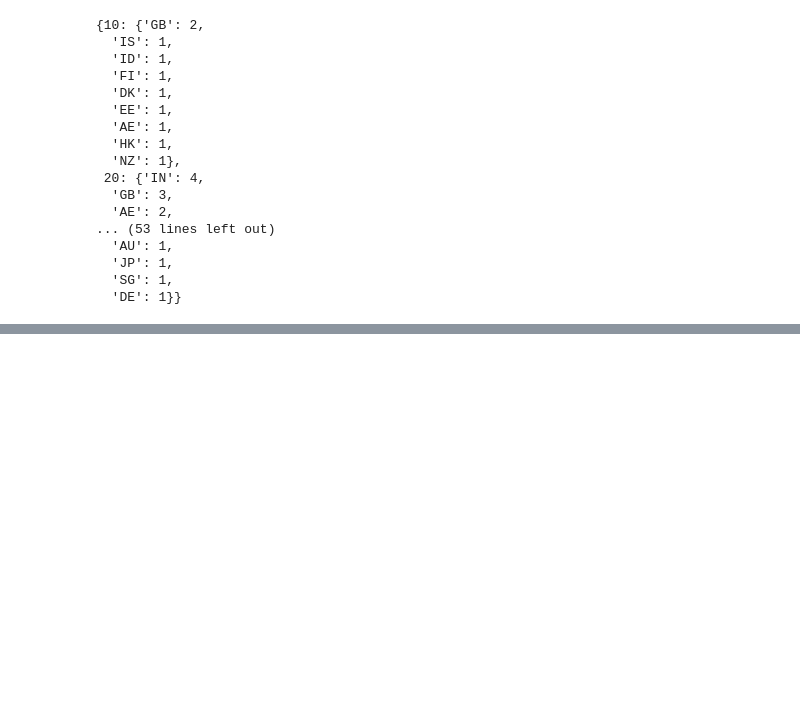
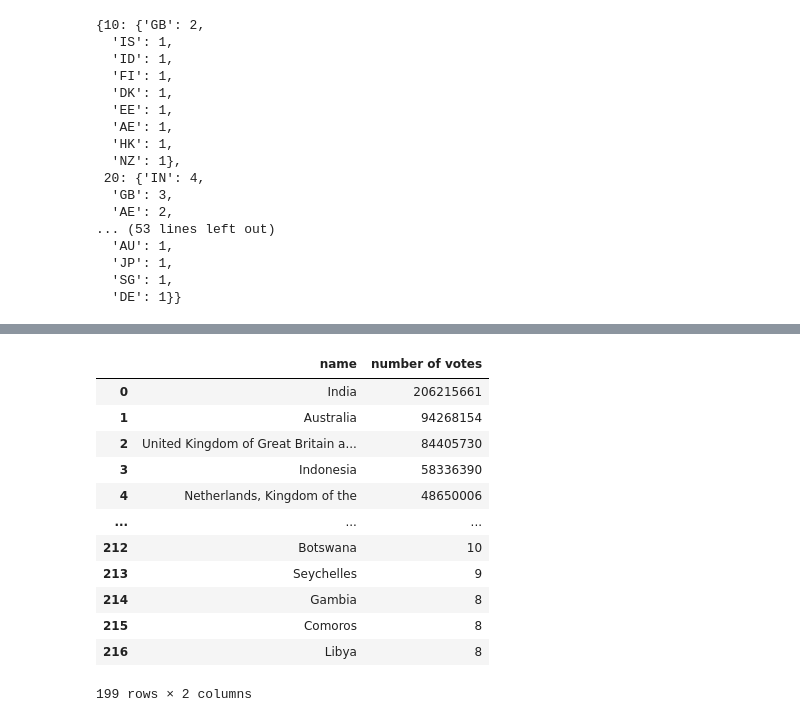
Before and after one commit to Konrad57/Imdb_Film_Ranking, a Jupyter notebook: analysis.ipynb, the cells around one changed output, grey strips where cells are left out. Saved outputs shown, nothing was run; the diff lists cells and outputs as text; code cells hidden in the pictures; blank space fills up the shorter version.

```diff
--- a/analysis.ipynb
+++ b/analysis.ipynb
@@ -120,0 +120,3 @@ Name: numVotes, Length: 217, dtype: int64
+# %%
+# Introducing dataset with codenames for countries (TODO)
+country_codes_df = pd.read_csv('data_gdp_population/country_codes_all.csv')
@@ -120,0 +137,16 @@ Name: numVotes, Length: 217, dtype: int64
+# %%
+votes_df
+# %% [output]
+|  | name | number of votes |
+| 0 | India | 206215661 |
+| 1 | Australia | 94268154 |
+| 2 | United Kingdom of Great Britain a... | 84405730 |
+| 3 | Indonesia | 58336390 |
+| 4 | Netherlands, Kingdom of the | 48650006 |
+| ... | ... | ... |
+| 212 | Botswana | 10 |
+| 213 | Seychelles | 9 |
+| 214 | Gambia | 8 |
+| 215 | Comoros | 8 |
+| 216 | Libya | 8 |
+199 rows × 2 columns
```
Also changed, not shown: parts of 17 cells of this notebook, 2 other files.
